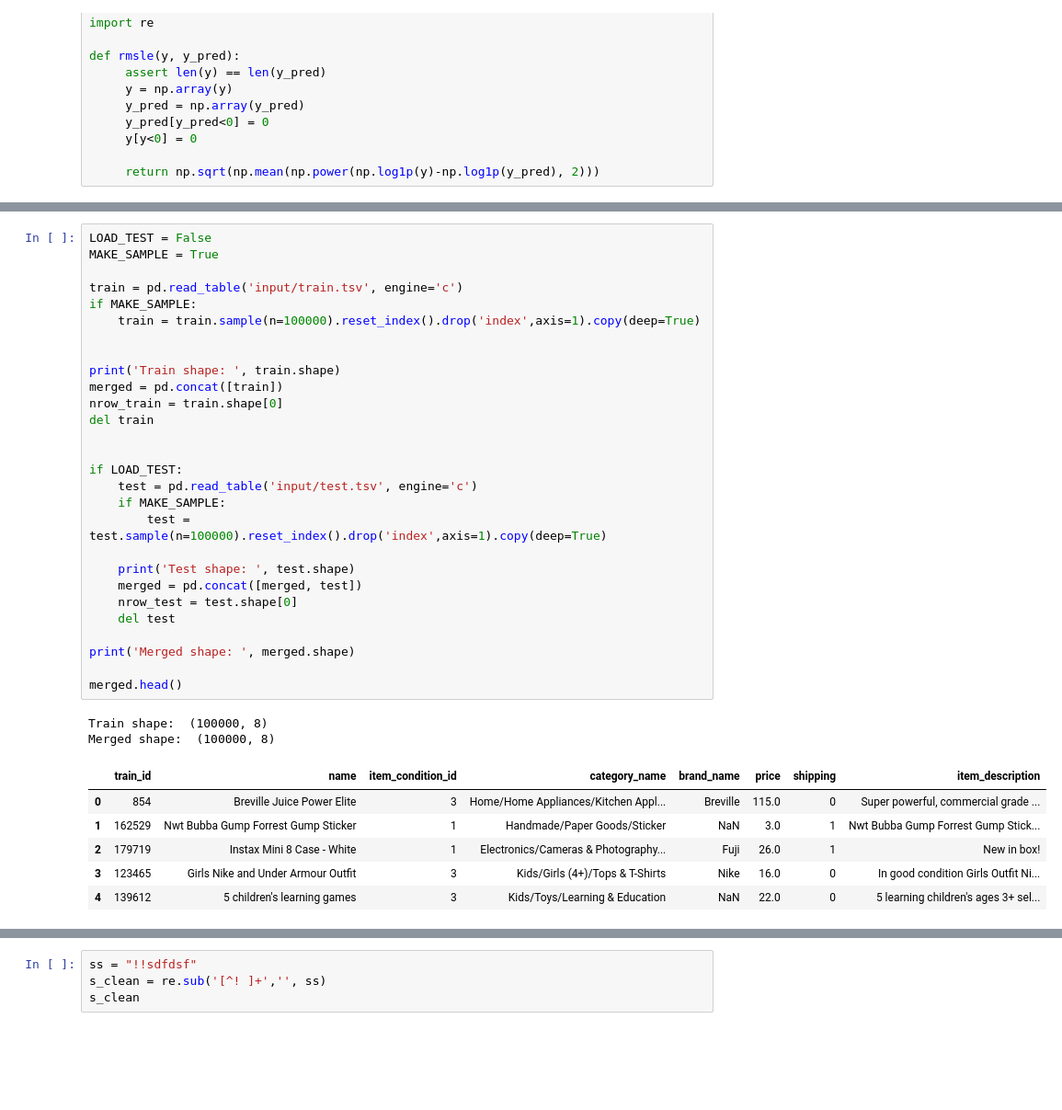
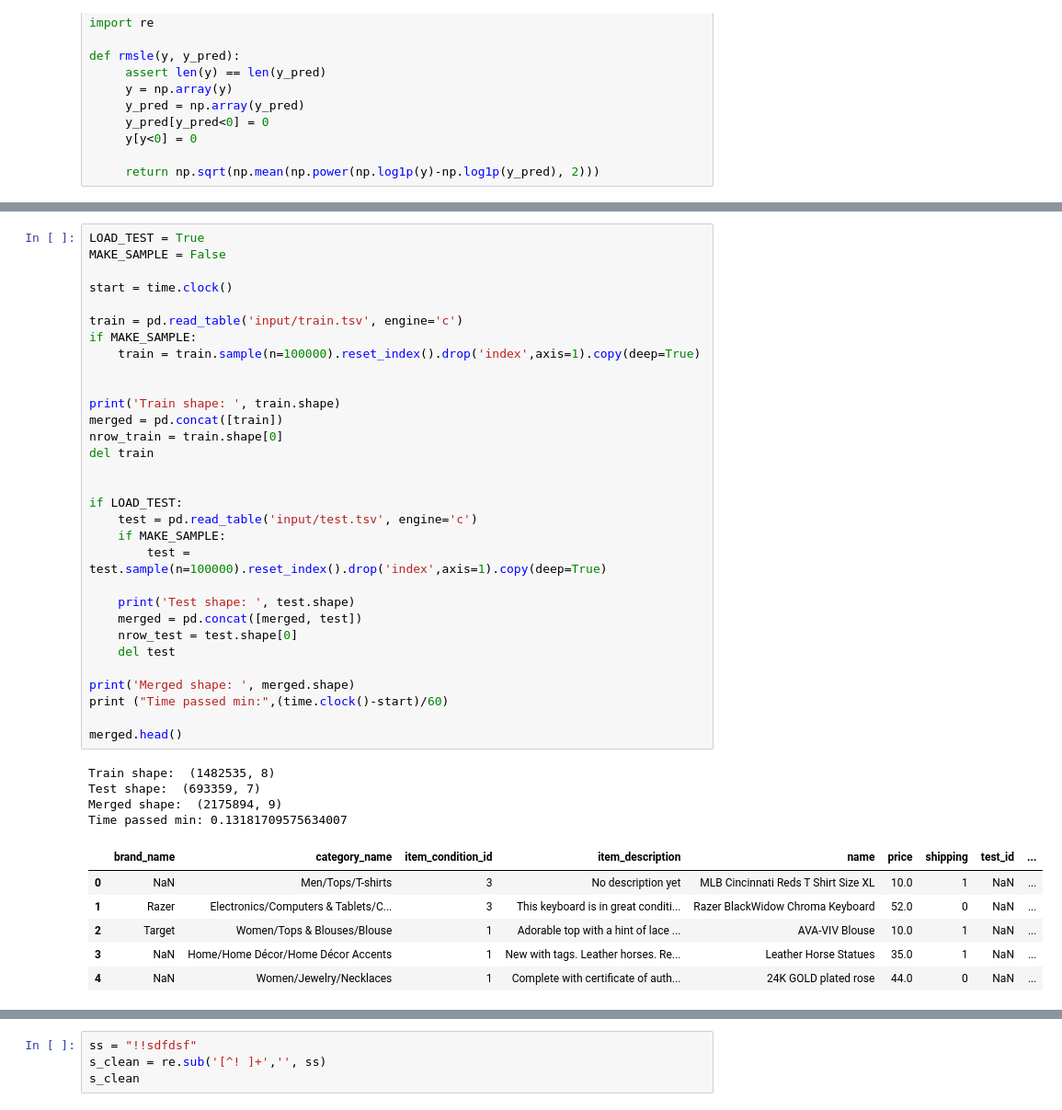
Before and after one commit to Sirorezka/Kaggle, a Jupyter notebook: 2018_01_mercari_price/tfidf_v2.ipynb, the cells around one changed output, grey strips where cells are left out. Shown at 92% size. Cells and saved outputs as stored; diff of their text form; blank space fills up the shorter version.

```diff
--- a/2018_01_mercari_price/tfidf_v2.ipynb
+++ b/2018_01_mercari_price/tfidf_v2.ipynb
@@ -59,37 +55,42 @@ print(strftime("%Y-%m-%d %H:%M:%S", gmtime()))
 # %%
-LOAD_TEST = False
-MAKE_SAMPLE = True
+LOAD_TEST = True
+MAKE_SAMPLE = False
+
+start = time.clock()
 
 train = pd.read_table('input/train.tsv', engine='c')
 if MAKE_SAMPLE:
     train = train.sample(n=100000).reset_index().drop('index',axis=1).copy(deep=True)
 
 
 print('Train shape: ', train.shape)
 merged = pd.concat([train])
 nrow_train = train.shape[0]
 del train
 
 
 if LOAD_TEST:
     test = pd.read_table('input/test.tsv', engine='c')
     if MAKE_SAMPLE:
         test = test.sample(n=100000).reset_index().drop('index',axis=1).copy(deep=True)
 
     print('Test shape: ', test.shape)
     merged = pd.concat([merged, test])
     nrow_test = test.shape[0]
     del test
 
 print('Merged shape: ', merged.shape)
+print ("Time passed min:",(time.clock()-start)/60)
 
 merged.head()
 # %% [output]
-Train shape:  (100000, 8)
-Merged shape:  (100000, 8)
+Train shape:  (1482535, 8)
+Test shape:  (693359, 7)
+Merged shape:  (2175894, 9)
+Time passed min: 0.13181709575634007
-|  | train_id | name | item_condition_id | category_name | brand_name | price | shipping | item_description |
-| 0 | 854 | Breville Juice Power Elite | 3 | Home/Home Appliances/Kitchen Appl... | Breville | 115.0 | 0 | Super powerful, commercial grade ... |
-| 1 | 162529 | Nwt Bubba Gump Forrest Gump Sticker | 1 | Handmade/Paper Goods/Sticker | NaN | 3.0 | 1 | Nwt Bubba Gump Forrest Gump Stick... |
-| 2 | 179719 | Instax Mini 8 Case - White | 1 | Electronics/Cameras & Photography... | Fuji | 26.0 | 1 | New in box! |
-| 3 | 123465 | Girls Nike and Under Armour Outfit | 3 | Kids/Girls (4+)/Tops & T-Shirts | Nike | 16.0 | 0 | In good condition Girls Outfit Ni... |
-| 4 | 139612 | 5 children's learning games | 3 | Kids/Toys/Learning & Education | NaN | 22.0 | 0 | 5 learning children's ages 3+ sel... |
+|  | brand_name | category_name | item_condition_id | item_description | name | price | shipping | test_id | ... |
+| 0 | NaN | Men/Tops/T-shirts | 3 | No description yet | MLB Cincinnati Reds T Shirt Size XL | 10.0 | 1 | NaN | ... |
+| 1 | Razer | Electronics/Computers & Tablets/C... | 3 | This keyboard is in great conditi... | Razer BlackWidow Chroma Keyboard | 52.0 | 0 | NaN | ... |
+| 2 | Target | Women/Tops & Blouses/Blouse | 1 | Adorable top with a hint of lace ... | AVA-VIV Blouse | 10.0 | 1 | NaN | ... |
+| 3 | NaN | Home/Home Décor/Home Décor Accents | 1 | New with tags. Leather horses. Re... | Leather Horse Statues | 35.0 | 1 | NaN | ... |
+| 4 | NaN | Women/Jewelry/Necklaces | 1 | Complete with certificate of auth... | 24K GOLD plated rose | 44.0 | 0 | NaN | ... |
```
Also changed, not shown: parts of 26 cells of this notebook.
